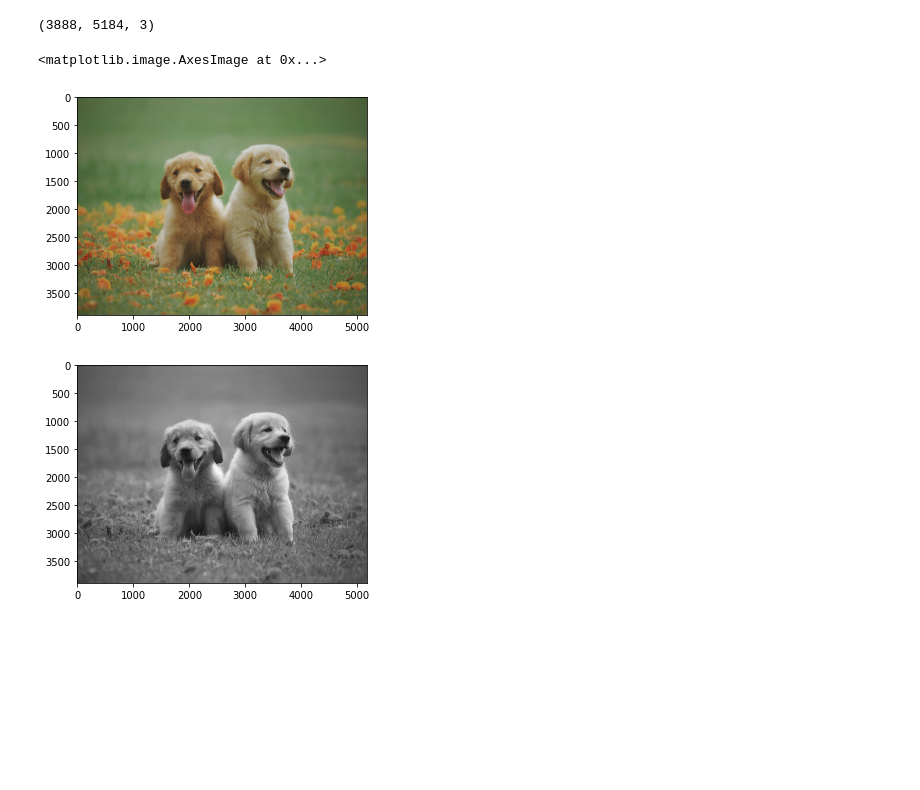
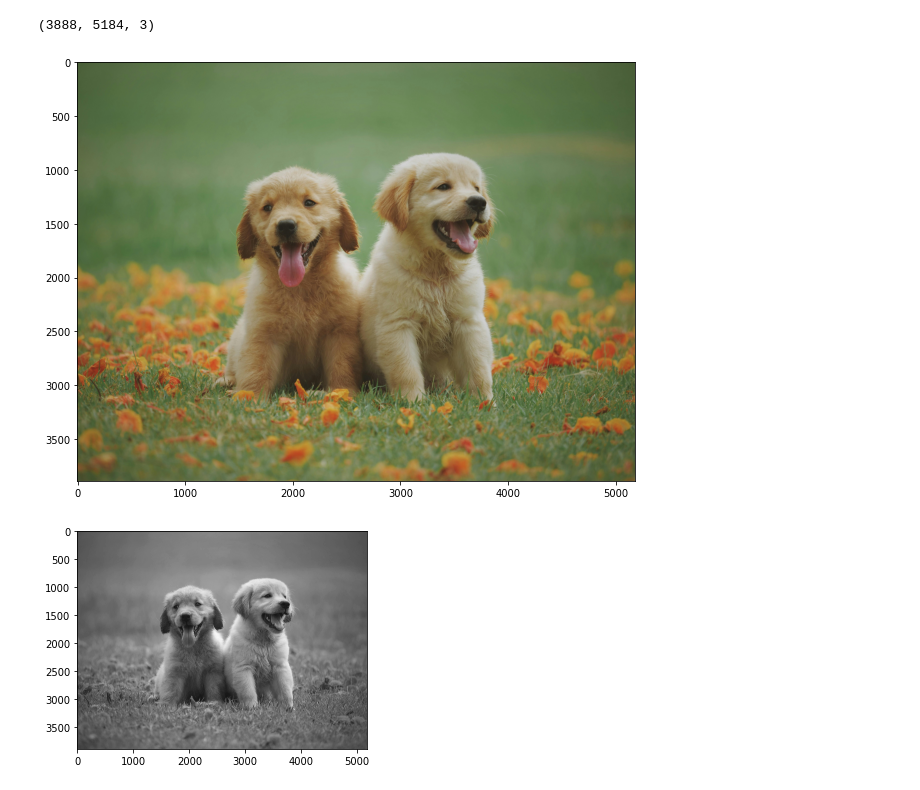
Before and after one commit to pranjalanimesh/me793-assignments, a Jupyter notebook: assignment 2/main.ipynb, the cells around one changed output. Saved outputs shown, nothing was run; the diff lists cells and outputs as text; code cells hidden in the pictures; blank space fills up the shorter version.

```diff
--- a/assignment 2/main.ipynb
+++ b/assignment 2/main.ipynb
@@ -17,10 +17,11 @@ image.shape
 (3888, 5184, 3)
 # %%
 # show the image
+plt.figure(figsize=(10,10))
 plt.imshow(image[...,::-1])
+plt.show()
 # %% [output]
-<matplotlib.image.AxesImage at 0x...>
-[figure, old version]
+[figure, new version]
 # %%
 # Using the formula Y = 0.299R + 0.587G + 0.114B
 def rgb2gray(rgbImage):
```
Also changed, not shown: parts of 3 cells of this notebook.
